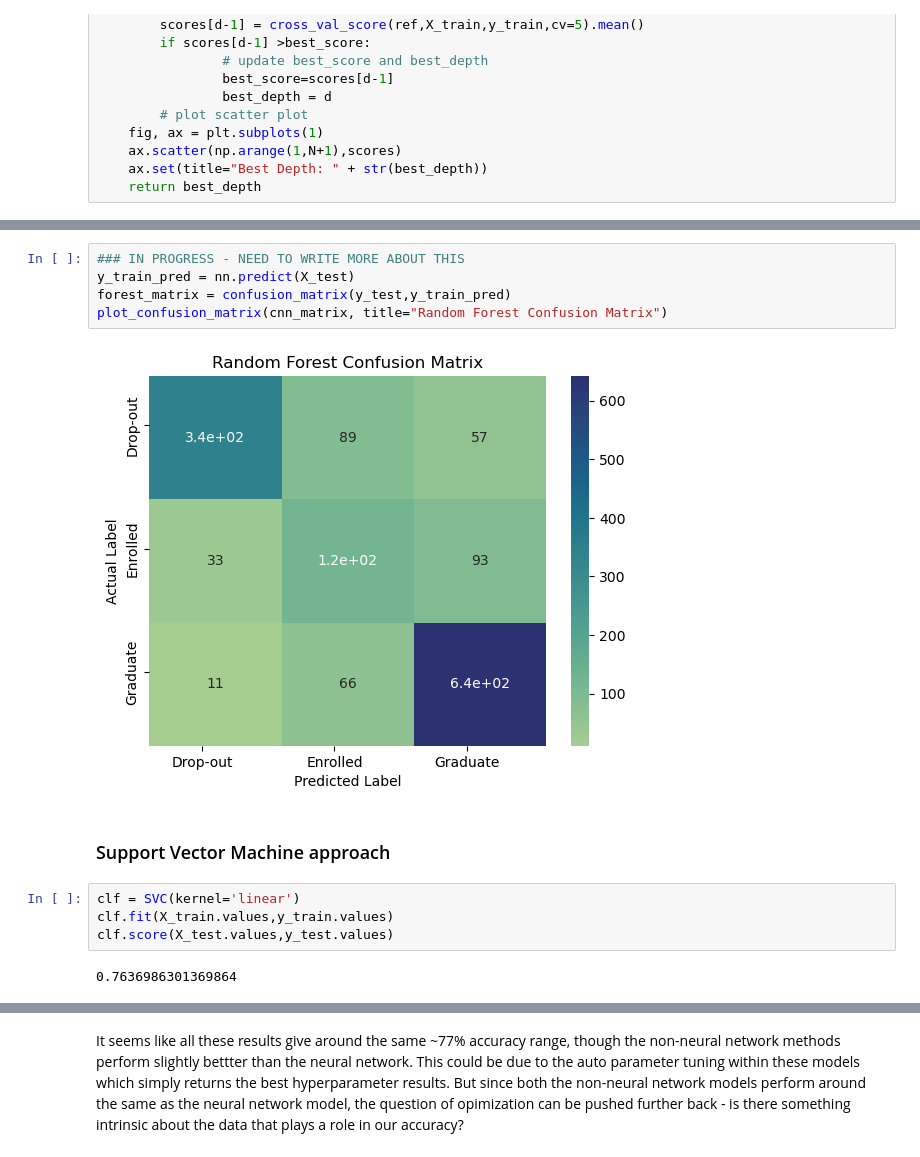
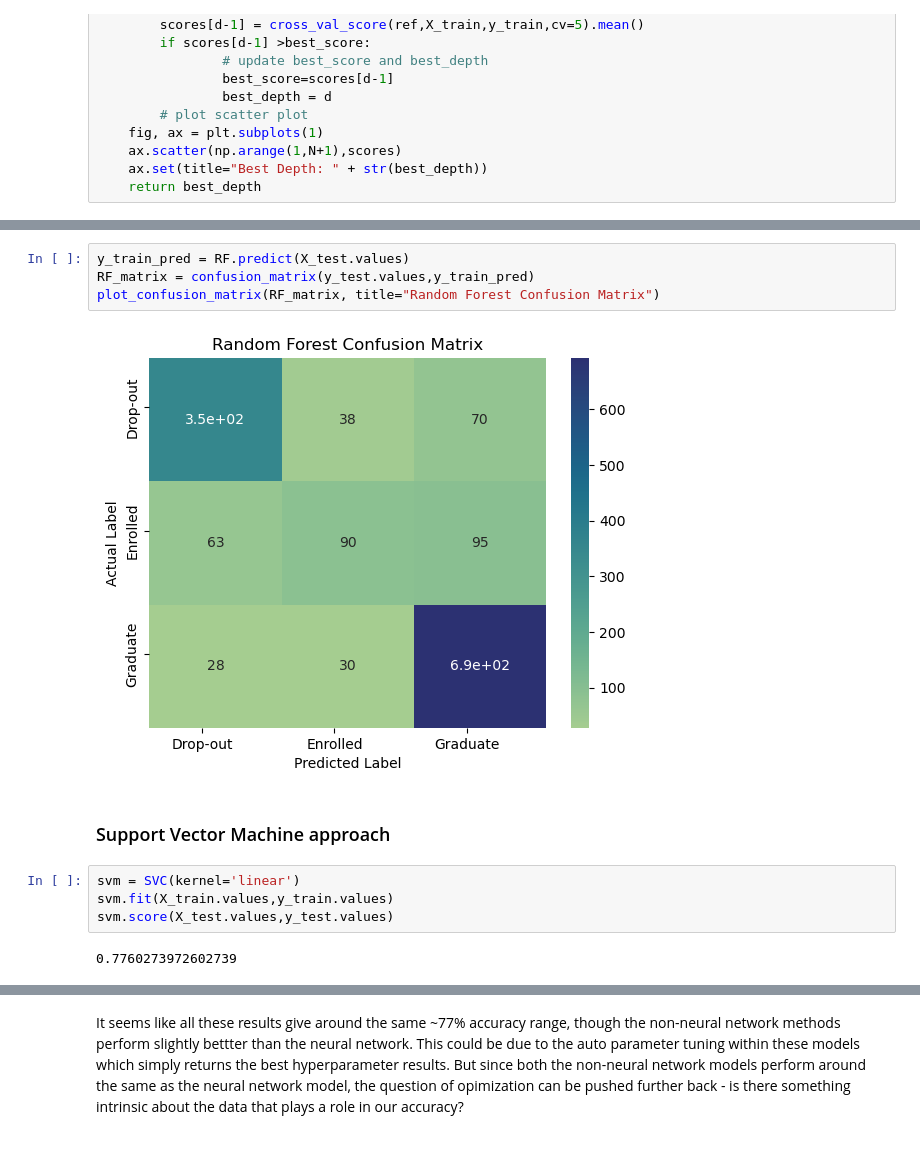
Before and after one commit to nathanchenseanwalter/ml_courses, a Jupyter notebook: dropout_risk/FinalProject.ipynb, the cells around one changed output, grey strips where cells are left out. Drawn from its saved outputs; the diff is of its cells as text.

```diff
--- a/dropout_risk/FinalProject.ipynb
+++ b/dropout_risk/FinalProject.ipynb
@@ -301,17 +322,16 @@ RF.score(X_test.values,y_test.values)
 # %%
-### IN PROGRESS - NEED TO WRITE MORE ABOUT THIS
-y_train_pred = nn.predict(X_test)
-forest_matrix = confusion_matrix(y_test,y_train_pred)
-plot_confusion_matrix(cnn_matrix, title="Random Forest Confusion Matrix")
+y_train_pred = RF.predict(X_test.values)
+RF_matrix = confusion_matrix(y_test.values,y_train_pred)
+plot_confusion_matrix(RF_matrix, title="Random Forest Confusion Matrix")
 # %% [output]
-[figure, old version]
+[figure, new version]
 # %% [markdown]
 ### Support Vector Machine approach
 # %%
-clf = SVC(kernel='linear')
-clf.fit(X_train.values,y_train.values)
-clf.score(X_test.values,y_test.values)
+svm = SVC(kernel='linear')
+svm.fit(X_train.values,y_train.values)
+svm.score(X_test.values,y_test.values)
 # %% [output]
-0.7636986301369864
+0.7760273972602739
 # %%
 ### IN PROGRESS - NEED TO WRITE MORE ABOUT THIS
```
Also changed, not shown: parts of 24 cells of this notebook.
